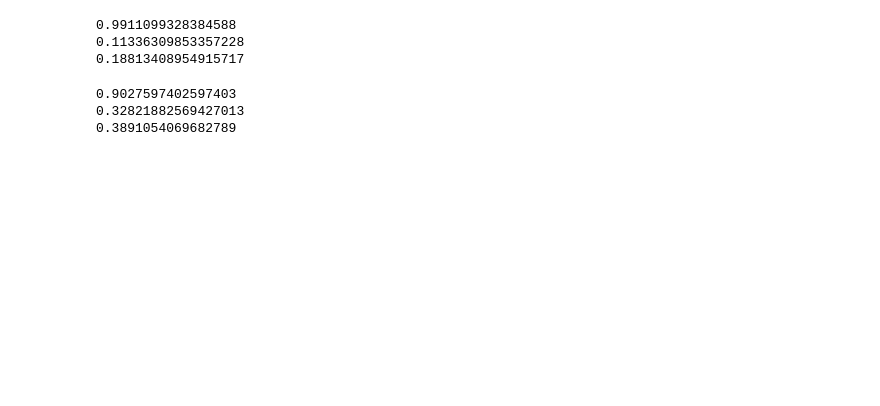
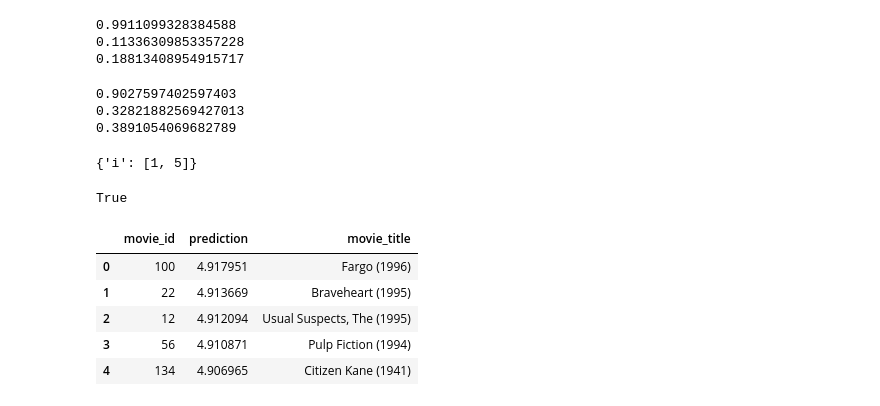
Before and after one commit to gonzaferreiro/Networks_Analysis_plus_Recommendations_system, a Jupyter notebook: notebook_project.ipynb, the cells around one changed output. Drawn from its saved outputs; the diff is of its cells as text; code cells hidden in the pictures; blank space fills up the shorter version.

```diff
--- a/notebook_project.ipynb
+++ b/notebook_project.ipynb
@@ -860,0 +871,52 @@ print(np.mean(list(f1s.values())))
+# %%
+test
+# %% [output]
+{'i': [1, 5]}
+# %%
+'i' in test.keys()
+# %% [output]
+True
+# %%
+# Let's get the top X predictions for each user
+
+def get_top_n(predictions, n=10):
+
+    # First map the predictions to each user.
+
+    top_n = {}
+    for uid, iid, true_r, est, _ in predictions:
+        if uid in top_n.keys():
+            top_n[uid].append((iid, est))
+        else:
+            top_n[uid] = [(iid,est)]
+
+    # Then sort the predictions for each user and retrieve the k highest ones.
+
+    for uid, user_ratings in top_n.items():
+        user_ratings.sort(key=lambda x: x[1], reverse=True)
+        top_n[uid] = user_ratings[:n]
+
+    return top_n
+# %%
+top_n = get_top_n(predictions_train, n=10)
+# %%
+# Now we're gonna create a function to search for the recommended movies for an user
+
+def get_ratings(user, top_n, ratings):
+
+    filtered = ratings[user][top_n:]
+    filtered.sort(key=lambda tup: tup[1], reverse=True)
+
+    top_df = pd.DataFrame(filtered, columns=['movie_id','prediction'])
+    top_df = pd.merge(left=top_df, right=items[['movie_id','movie_title']], on='movie_id')
+
+    return top_df
+# %%
+get_ratings(10, 5, top_n)
+# %% [output]
+|  | movie_id | prediction | movie_title |
+| 0 | 100 | 4.917951 | Fargo (1996) |
+| 1 | 22 | 4.913669 | Braveheart (1995) |
+| 2 | 12 | 4.912094 | Usual Suspects, The (1995) |
+| 3 | 56 | 4.910871 | Pulp Fiction (1994) |
+| 4 | 134 | 4.906965 | Citizen Kane (1941) |
```
Also changed, not shown: parts of 25 cells of this notebook, 1 other file.
